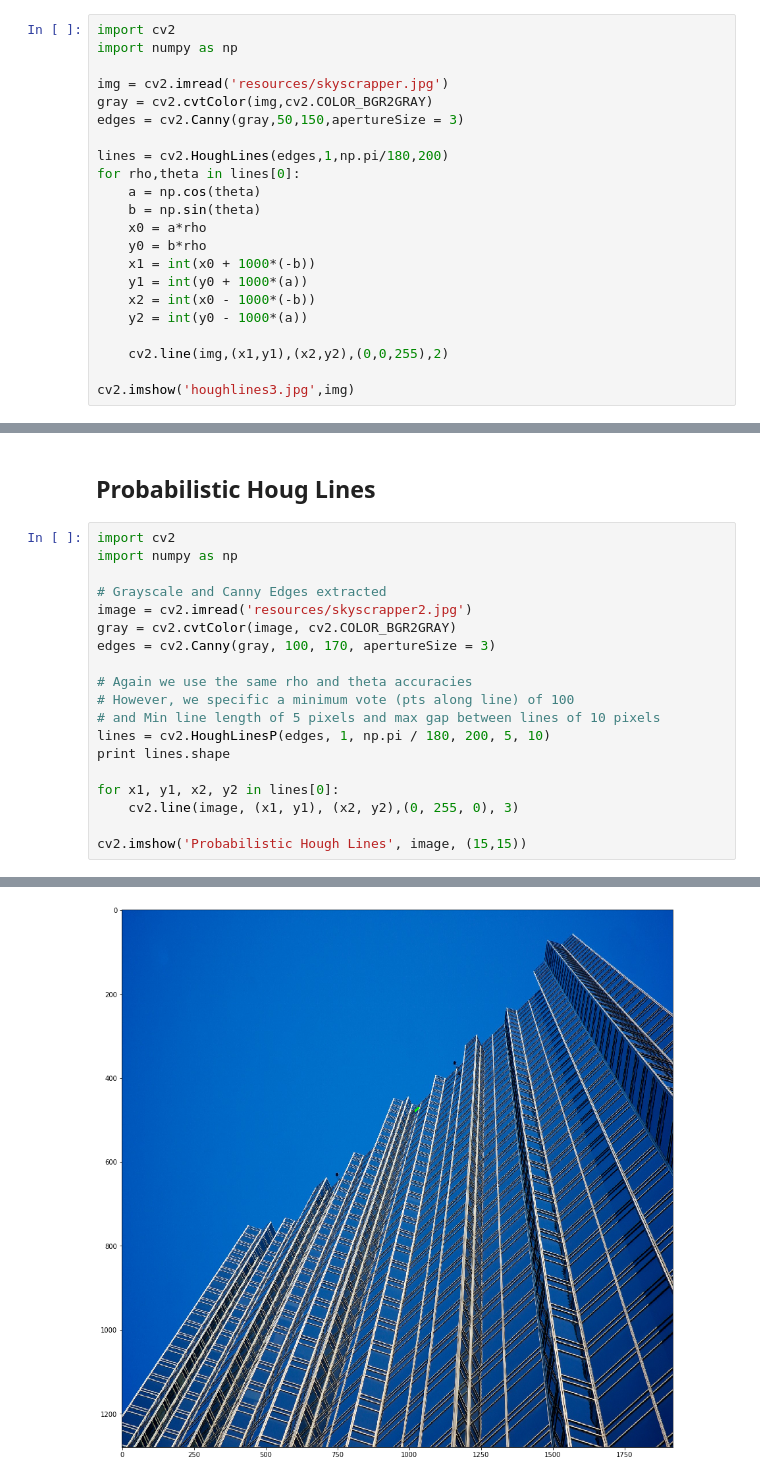
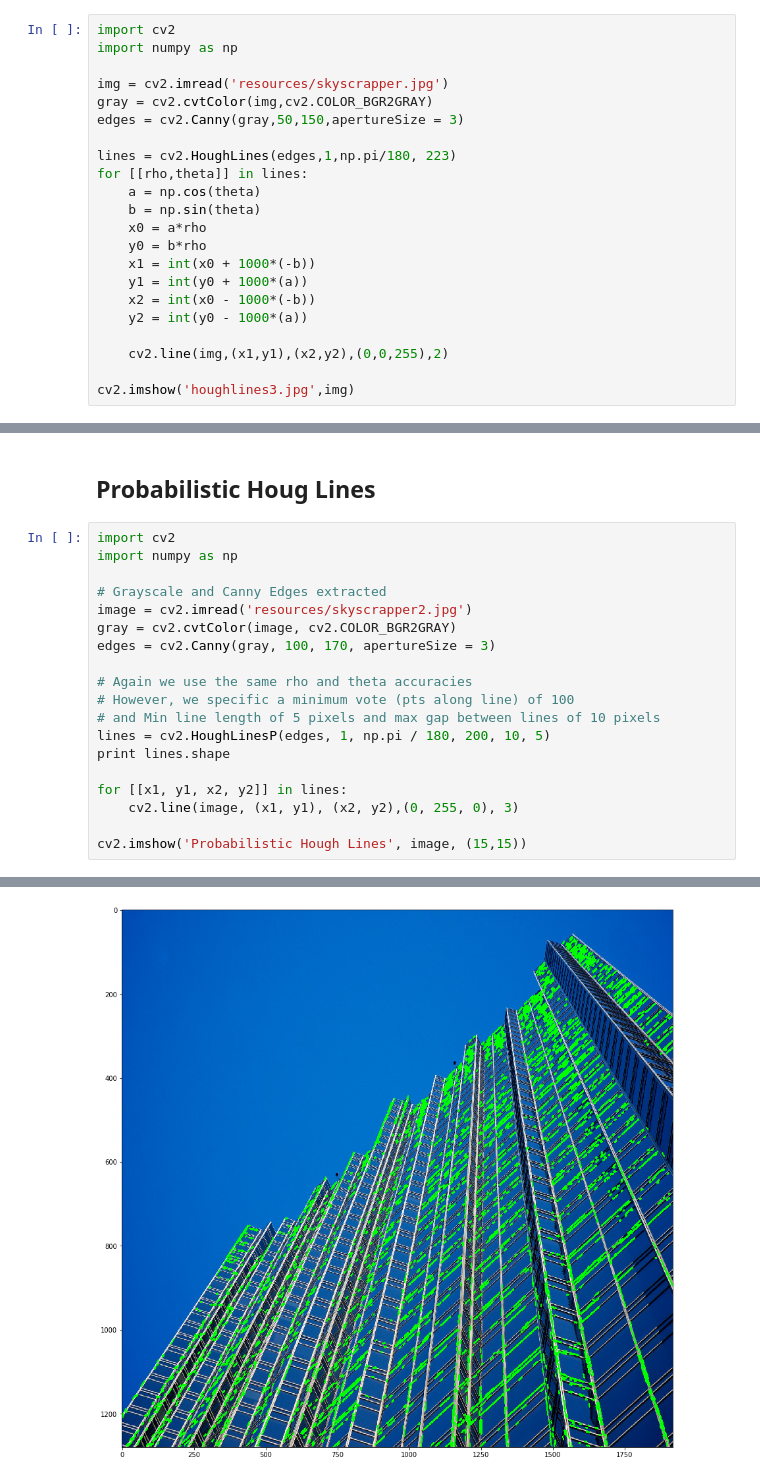
Before and after one commit to pjsousa/notes-opencv, a Jupyter notebook: 023.Line Detection.ipynb, the cells around one changed output, grey strips where cells are left out. Cells and saved outputs as stored; diff of their text form.

```diff
--- a/023.Line Detection.ipynb
+++ b/023.Line Detection.ipynb
@@ -16,8 +22,8 @@ img = cv2.imread('resources/skyscrapper.jpg')
 gray = cv2.cvtColor(img,cv2.COLOR_BGR2GRAY)
 edges = cv2.Canny(gray,50,150,apertureSize = 3)
 
-lines = cv2.HoughLines(edges,1,np.pi/180,200)
-for rho,theta in lines[0]:
+lines = cv2.HoughLines(edges,1,np.pi/180, 223)
+for [[rho,theta]] in lines:
     a = np.cos(theta)
     b = np.sin(theta)
     x0 = a*rho
@@ -47,10 +53,10 @@ edges = cv2.Canny(gray, 100, 170, apertureSize = 3)
 # Again we use the same rho and theta accuracies
 # However, we specific a minimum vote (pts along line) of 100
 # and Min line length of 5 pixels and max gap between lines of 10 pixels
-lines = cv2.HoughLinesP(edges, 1, np.pi / 180, 200, 5, 10)
+lines = cv2.HoughLinesP(edges, 1, np.pi / 180, 200, 10, 5)
 print lines.shape
 
-for x1, y1, x2, y2 in lines[0]:
+for [[x1, y1, x2, y2]] in lines:
     cv2.line(image, (x1, y1), (x2, y2),(0, 255, 0), 3)
 
 cv2.imshow('Probabilistic Hough Lines', image, (15,15))
@@ -59,2 +65,2 @@ cv2.imshow('Probabilistic Hough Lines', image, (15,15))
 Showing Image: Probabilistic Hough Lines
-[figure, old version]
+[figure, new version]
```
Also changed, not shown: parts of 3 cells of this notebook.
